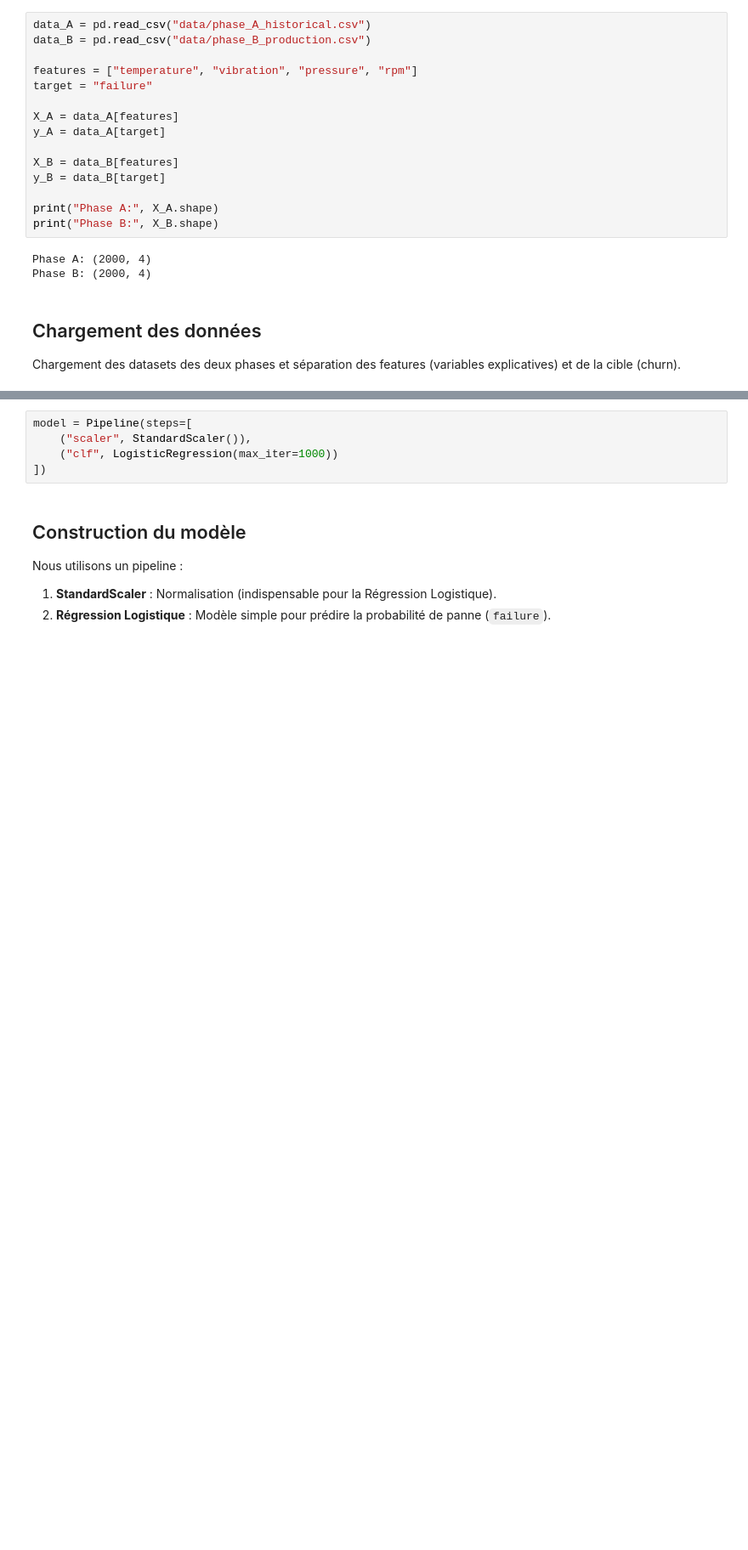
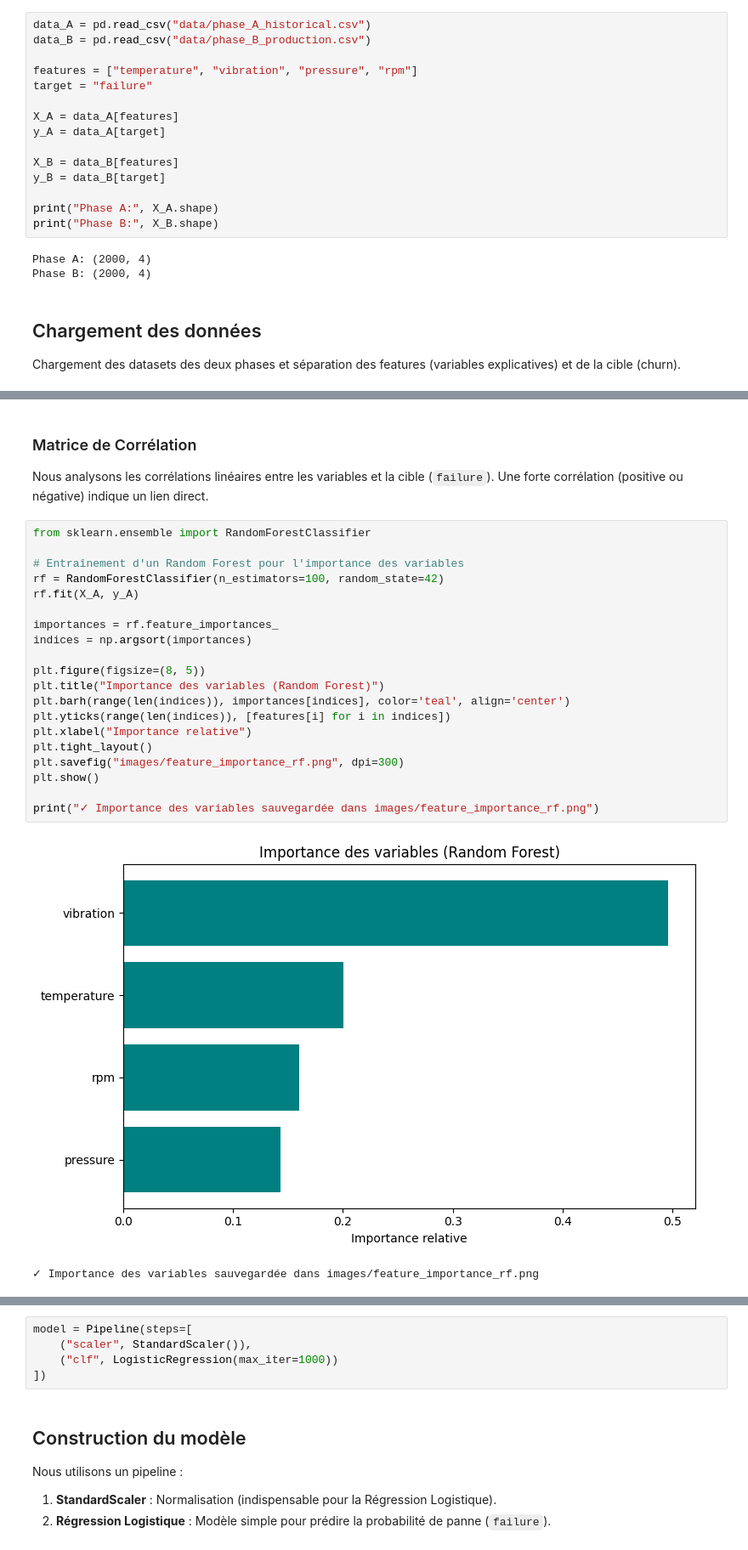
Before and after one commit to regisx001/machine-learning-data-drift-detection, a Jupyter notebook: 03-model-performance-statistical-inference.ipynb, the cells around one changed output, grey strips where cells are left out. Shown at 85% size. Drawn from its saved outputs; the diff is of its cells as text; blank space fills up the shorter version.

```diff
--- a/03-model-performance-statistical-inference.ipynb
+++ b/03-model-performance-statistical-inference.ipynb
@@ -46,0 +77,28 @@ Chargement des datasets des deux phases et séparation des features (variables e
+# %% [markdown]
+### Matrice de Corrélation
+
+Nous analysons les corrélations linéaires entre les variables et la cible (`failure`).
+Une forte corrélation (positive ou négative) indique un lien direct.
+# %%
+from sklearn.ensemble import RandomForestClassifier
+
+# Entraînement d'un Random Forest pour l'importance des variables
+rf = RandomForestClassifier(n_estimators=100, random_state=42)
+rf.fit(X_A, y_A)
+
+importances = rf.feature_importances_
+indices = np.argsort(importances)
+
+plt.figure(figsize=(8, 5))
+plt.title("Importance des variables (Random Forest)")
+plt.barh(range(len(indices)), importances[indices], color='teal', align='center')
+plt.yticks(range(len(indices)), [features[i] for i in indices])
+plt.xlabel("Importance relative")
+plt.tight_layout()
+plt.savefig("images/feature_importance_rf.png", dpi=300)
+plt.show()
+
+print("✓ Importance des variables sauvegardée dans images/feature_importance_rf.png")
+# %% [output]
+[figure, added]
+✓ Importance des variables sauvegardée dans images/feature_importance_rf.png
```
Also changed, not shown: parts of 6 cells of this notebook, 5 other files.
